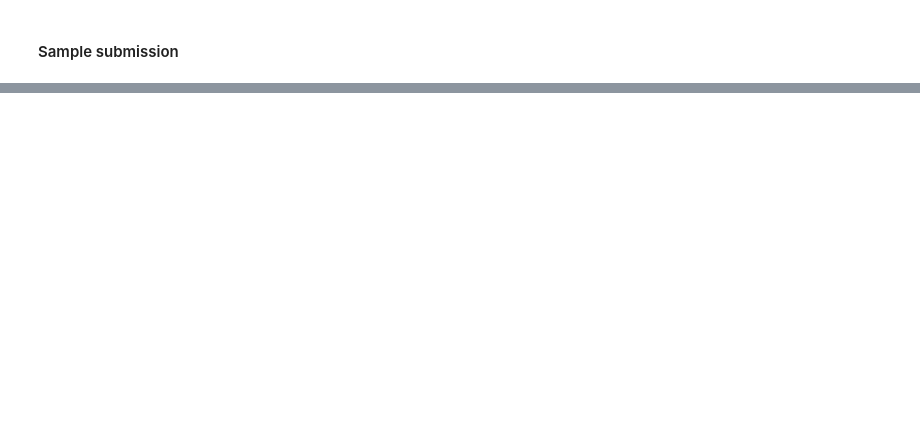
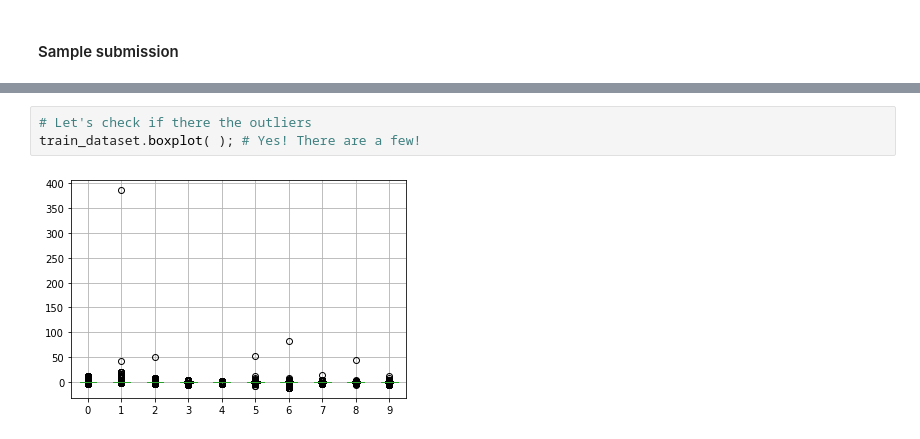
Before and after one commit to Clapiniella/lab-avila-bible, a Jupyter notebook: your-code/main.ipynb, the cells around one changed output, grey strips where cells are left out. Saved outputs shown, nothing was run; the diff lists cells and outputs as text; blank space fills up the shorter version.

```diff
--- a/your-code/main.ipynb
+++ b/your-code/main.ipynb
@@ -110,0 +106,5 @@ res.json()
+# %%
+# Let's check if there the outliers
+train_dataset.boxplot( ); # Yes! There are a few!
+# %% [output]
+[figure, added]
```
Also changed, not shown: parts of 57 cells of this notebook, 1 other file.
